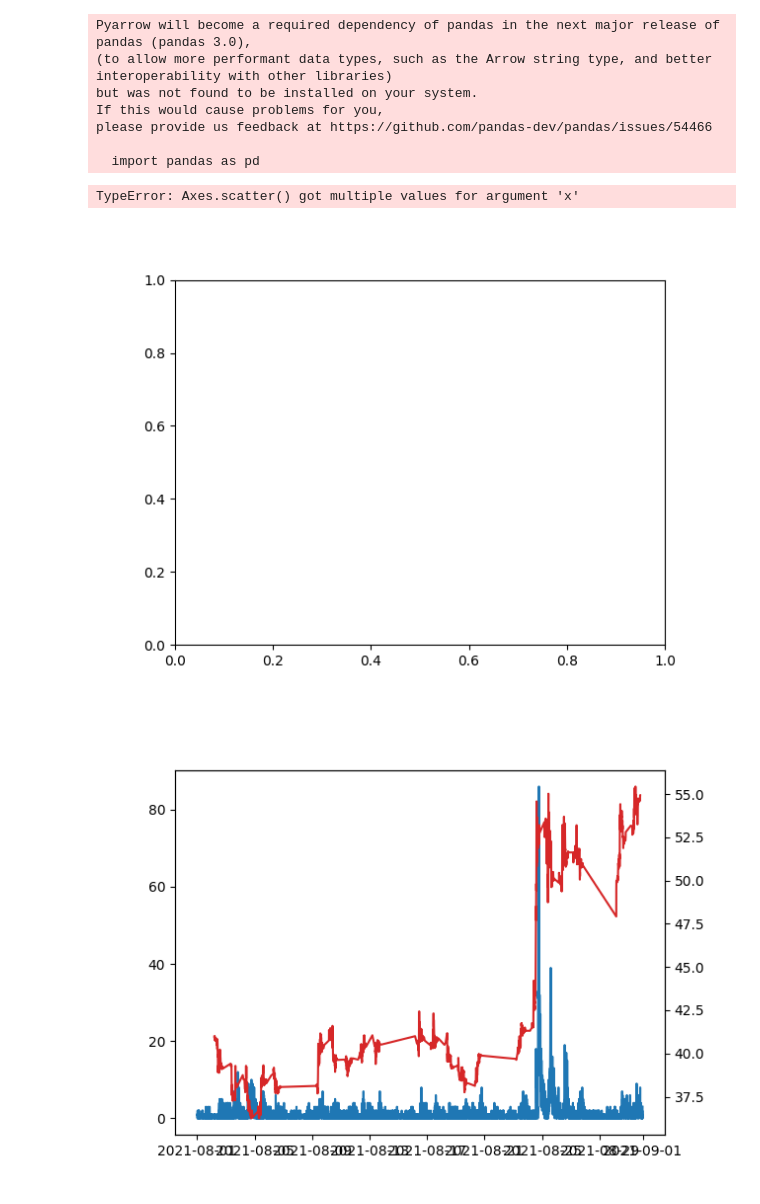
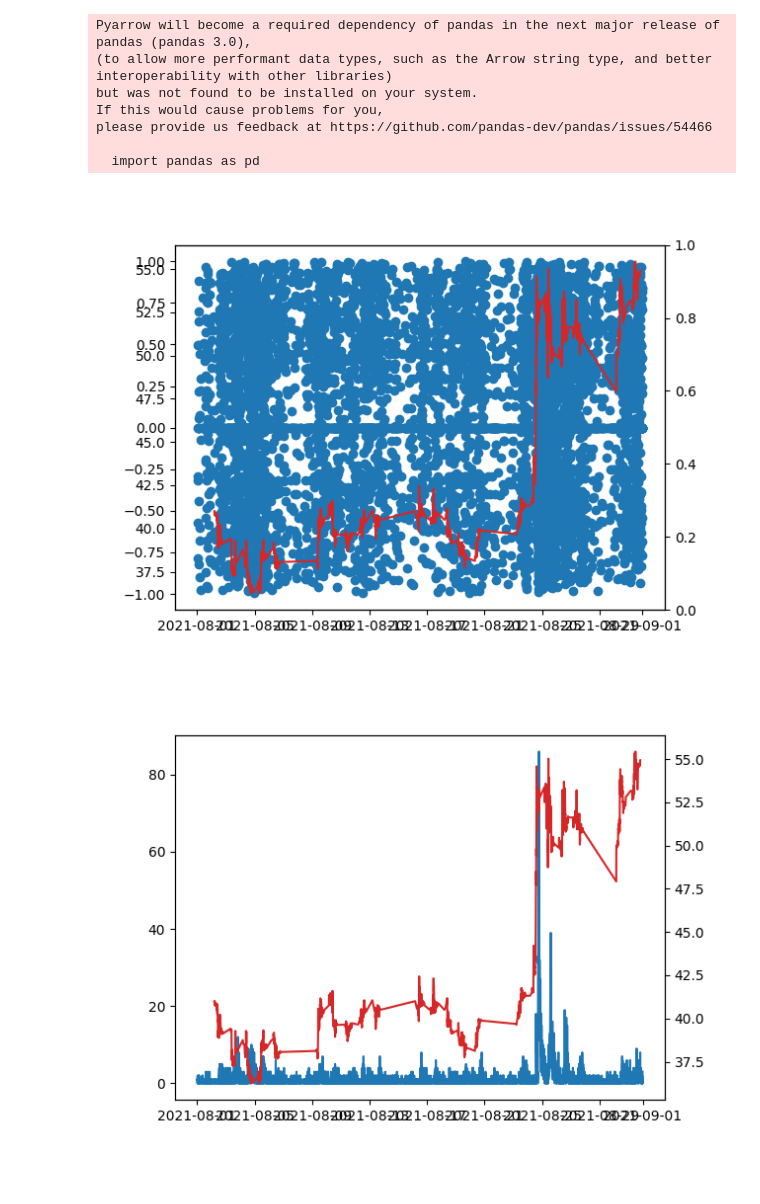
Before and after one commit to InvestmentProvenance/SocialStockAnalyser, a Jupyter notebook: analysis.ipynb, the cells around one changed output. Cells and saved outputs as stored; diff of their text form; code cells hidden in the pictures.

```diff
--- a/analysis.ipynb
+++ b/analysis.ipynb
@@ -55,17 +57,26 @@ def get_stock_volume() -> pd.Series:
 # %%
 def log_normal(series : pd.Series) -> pd.Series:
     """Performs log(x_n+1/x_n) on each item"""
+    k = series.pct_change(1)
+    k.apply(lambda x : np.log(x))
+    return k
     pass
 # %%
 #Sentiment of each comment and  market price against time, in August 2021
 fig, comments_ax = plt.subplots()
-comments_ax.scatter(get_sentiment(),x='datetime', y='values')
+
+sentiment = get_sentiment()
+#print(get_sentiment().columns)
+comments_ax.scatter(sentiment.index,sentiment.values)#,x='datetime', y='values')
 stocks_ax = comments_ax.twinx()
-stocks_ax.plot(get_stock_price(), color='tab:red')
+change_ax = stocks_ax.twinx()
+prices = get_stock_price()
+stocks_ax.plot(prices, color='tab:red')
+logged = log_normal(prices)
+#change_ax.plot(logged, color ='tab:green')
 plt.show()
 # %% [output]
-TypeError: Axes.scatter() got multiple values for argument 'x'
-[figure, old version]
+[figure, new version]
 # %%
 #Plot comment frequency against market price, in August 2021
 
```
Also changed, not shown: parts of 3 cells of this notebook.
